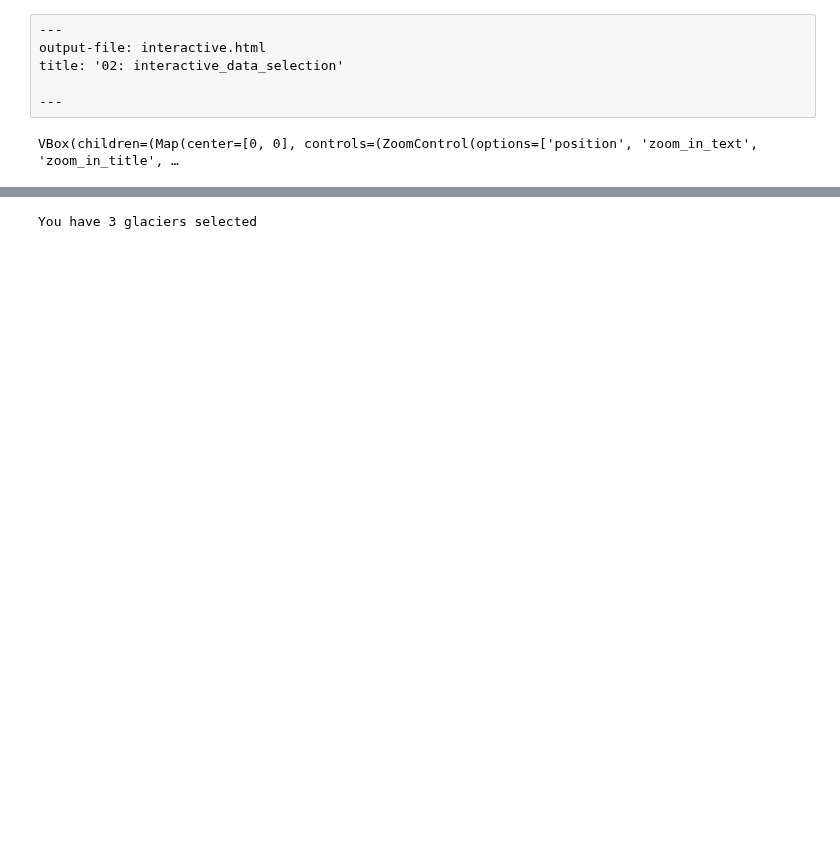
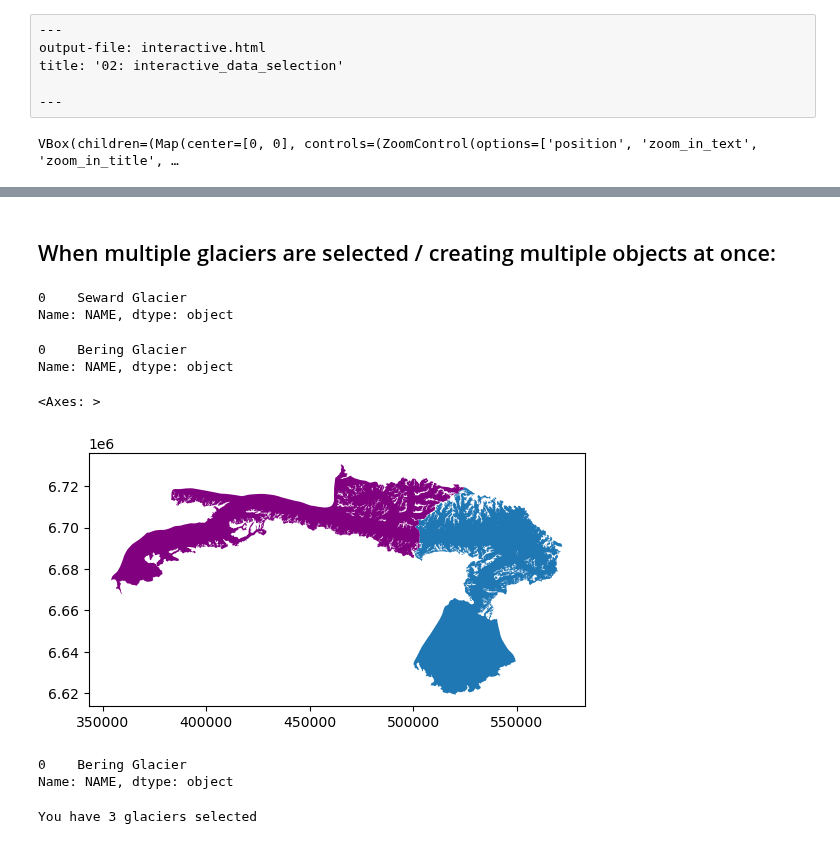
Before and after one commit to vdevauxchupin/ITS_LIVE_TOOL, a Jupyter notebook: nbs/02_interactive.ipynb, the cells around one changed output, grey strips where cells are left out. Drawn from its saved outputs; the diff is of its cells as text; code cells hidden in the pictures; blank space fills up the shorter version.

Commit message:
big changes. moslty  to obj setup, inversion,  index

```diff
--- a/nbs/02_interactive.ipynb
+++ b/nbs/02_interactive.ipynb
@@ -168,0 +173,13 @@ pd.concat(w.added_glaciers)
+# %%
+#| hide
+def create_glacier_from_click(w_obj, i):
+    '''this function takes clicked information (from a single click, not all clicked points) and returns a `Glacier` type object
+    '''
+    name = w_obj.added_glaciers[i]['NAME']
+    rgi_id =  w_obj.added_glaciers[i]['RGIID'].iloc[0]
+    utm_crs = str(w_obj.added_glaciers[i].estimate_utm_crs())
+    rgi_gpdf = w_obj.added_glaciers[i]
+    print(rgi_gpdf)
+    glacier = obj_setup.Glacier(name, rgi_id, utm_crs, 'widget', rgi_gpdf)
+
+    return glacier
@@ -168,0 +204,2 @@ pd.concat(w.added_glaciers)
+# %%
+glacier = create_glacier_from_click(w, 0)
@@ -168,0 +233,39 @@ pd.concat(w.added_glaciers)
+# %% [markdown]
+## When multiple glaciers are selected / creating multiple objects at once:
+# %%
+#| hide
+def create_multiple_glacier_objs(w_obj):
+    glacier_ls = []
+
+    for i in range(len(w_obj.added_glaciers)):
+
+        glacier = create_glacier_from_click(w_obj, i)
+        glacier_ls.append(glacier)
+
+    return glacier_ls
+    #glacier0, glacier1 = glacier_ls[0], glacier_ls[1]
+# %%
+glacier0, glacier1 = create_multiple_glacier_objs(w)[0], create_multiple_glacier_objs(w)[1]
+# %%
+glacier0.name
+# %% [output]
+0    Seward Glacier
+Name: NAME, dtype: object
+# %%
+glacier1.name
+# %% [output]
+0    Bering Glacier
+Name: NAME, dtype: object
+# %%
+fig, ax = plt.subplots()
+
+glacier0.outline_prj.plot(ax=ax)
+glacier1.outline_prj.plot(ax=ax, color='purple')
+# %% [output]
+<Axes: >
+[figure, added]
+# %%
+glacier1.name
+# %% [output]
+0    Bering Glacier
+Name: NAME, dtype: object
```
Also changed, not shown: parts of 12 cells of this notebook, 8 other files.
